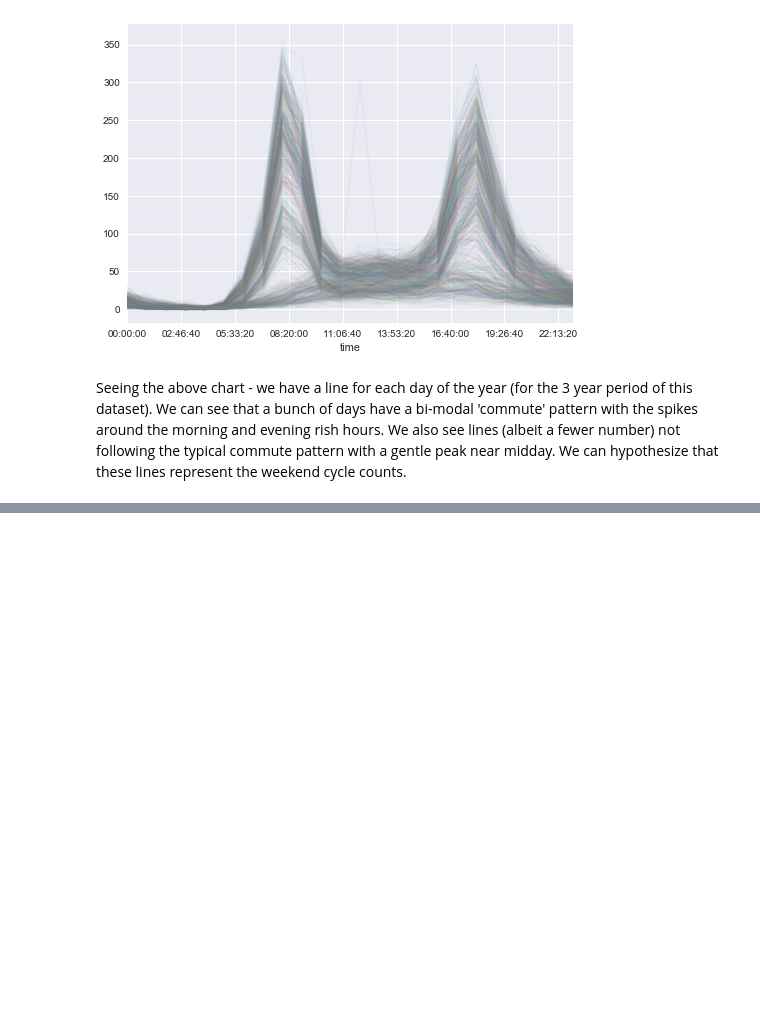
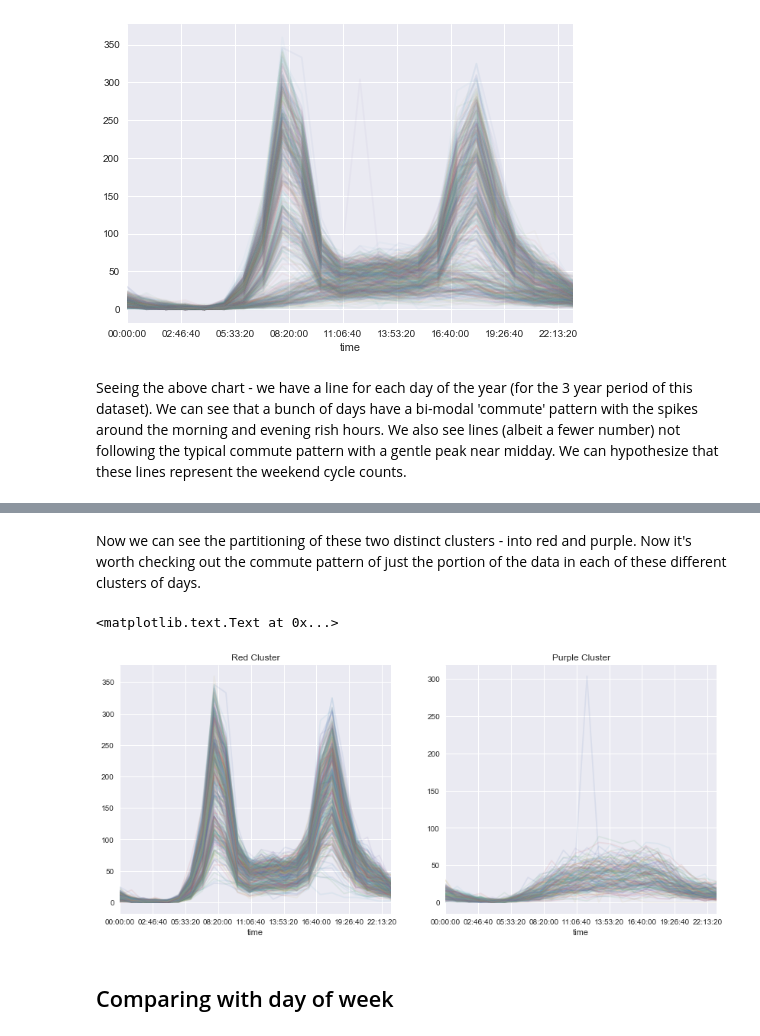
Before and after one commit to sidshekhar/CamdenCycleAnalysis, a Jupyter notebook: Camden Cycling Analysis.ipynb, the cells around one changed output, grey strips where cells are left out. Drawn from its saved outputs; the diff is of its cells as text; code cells hidden in the pictures; blank space fills up the shorter version.

```diff
--- a/Camden Cycling Analysis.ipynb
+++ b/Camden Cycling Analysis.ipynb
@@ -87,0 +135,13 @@ df.shape
+# %% [markdown]
+Now we can see the partitioning of these two distinct clusters - into red and purple. Now it's worth checking out the commute pattern of just the portion of the data in each of these different clusters of days.
+# %%
+fig, ax = plt.subplots(1, 2, figsize=(14, 6))
+pivoted.T[labels == 1].T.plot(legend=False, alpha=0.1, ax=ax[0]) #plot red cluster
+ax[0].set_title('Red Cluster')
+pivoted.T[labels ==0].T.plot(legend=False, alpha=0.1, ax=ax[1]) # plot purple cluster
+ax[1].set_title('Purple Cluster')
+# %% [output]
+<matplotlib.text.Text at 0x...>
+[figure, added]
+# %% [markdown]
+## Comparing with day of week
```
Also changed, not shown: parts of 26 cells of this notebook.
